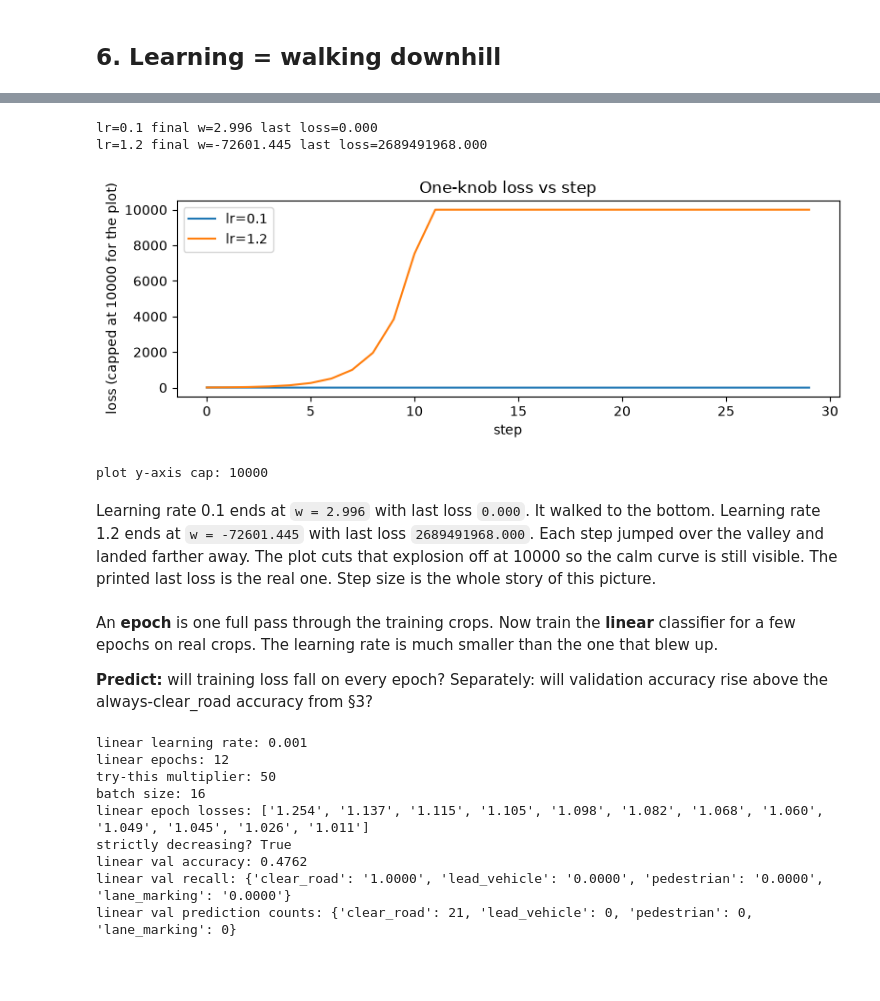
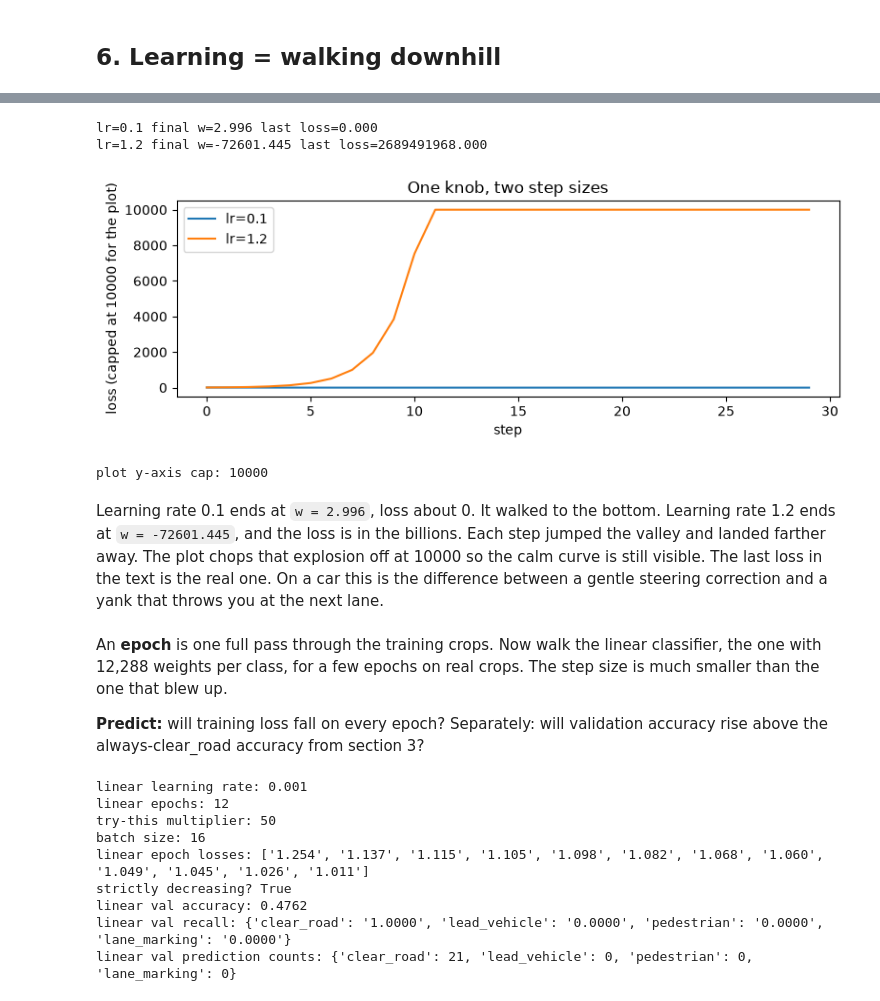
Before and after one commit to vvknyn/self-driving-ai-course, a Jupyter notebook: notebooks/00_driving_ml_gym.ipynb, the cells around one changed output, grey strips where cells are left out. Cells and saved outputs as stored; diff of their text form; code cells hidden in the pictures; blank space fills up the shorter version.

```diff
--- a/notebooks/00_driving_ml_gym.ipynb
+++ b/notebooks/00_driving_ml_gym.ipynb
@@ -277,42 +514,42 @@ z.grad: [0.638, 0.235, -0.905, 0.032]
 def gd_demo(lr, steps=30):
     w = torch.tensor([0.0], requires_grad=True)
     losses = []
     for _ in range(steps):
         loss = (w - 3) ** 2
         losses.append(loss.item())
         loss.backward()
         with torch.no_grad():
             w -= lr * w.grad
         w.grad.zero_()
     return losses, w.item()
 
 for lr in [0.1, 1.2]:
     losses, w = gd_demo(lr)
     print(f"lr={lr} final w={w:.3f} last loss={losses[-1]:.3f}")
 
 fig, ax = plt.subplots(figsize=(8, 3))
 for lr in [0.1, 1.2]:
     losses, _ = gd_demo(lr)
     capped = [min(v, 1e4) for v in losses]
     ax.plot(capped, label=f"lr={lr}")
 ax.set_xlabel("step")
 ax.set_ylabel("loss (capped at 10000 for the plot)")
 ax.legend()
-ax.set_title("One-knob loss vs step")
+ax.set_title("One knob, two step sizes")
 plt.tight_layout()
 plt.show()
 print("plot y-axis cap:", 10000)
 # %% [output]
 lr=0.1 final w=2.996 last loss=0.000
 lr=1.2 final w=-72601.445 last loss=2689491968.000
-[figure, old version]
+[figure, new version]
 plot y-axis cap: 10000
 # %% [markdown]
-Learning rate 0.1 ends at `w = 2.996` with last loss `0.000`. It walked to the bottom. Learning rate 1.2 ends at `w = -72601.445` with last loss `2689491968.000`. Each step jumped over the valley and landed farther away. The plot cuts that explosion off at 10000 so the calm curve is still visible. The printed last loss is the real one. Step size is the whole story of this picture.
+Learning rate 0.1 ends at `w = 2.996`, loss about 0. It walked to the bottom. Learning rate 1.2 ends at `w = -72601.445`, and the loss is in the billions. Each step jumped the valley and landed farther away. The plot chops that explosion off at 10000 so the calm curve is still visible. The last loss in the text is the real one. On a car this is the difference between a gentle steering correction and a yank that throws you at the next lane.
 # %% [markdown]
-An **epoch** is one full pass through the training crops. Now train the **linear** classifier for a few epochs on real crops. The learning rate is much smaller than the one that blew up.
+An **epoch** is one full pass through the training crops. Now walk the linear classifier, the one with 12,288 weights per class, for a few epochs on real crops. The step size is much smaller than the one that blew up.
 
-**Predict:** will training loss fall on every epoch? Separately: will validation accuracy rise above the always-clear_road accuracy from §3?
+**Predict:** will training loss fall on every epoch? Separately: will validation accuracy rise above the always-clear_road accuracy from section 3?
 # %%
 import torch.optim as optim
 from losses import cross_entropy_loss
```
Also changed, not shown: parts of 77 cells of this notebook.
